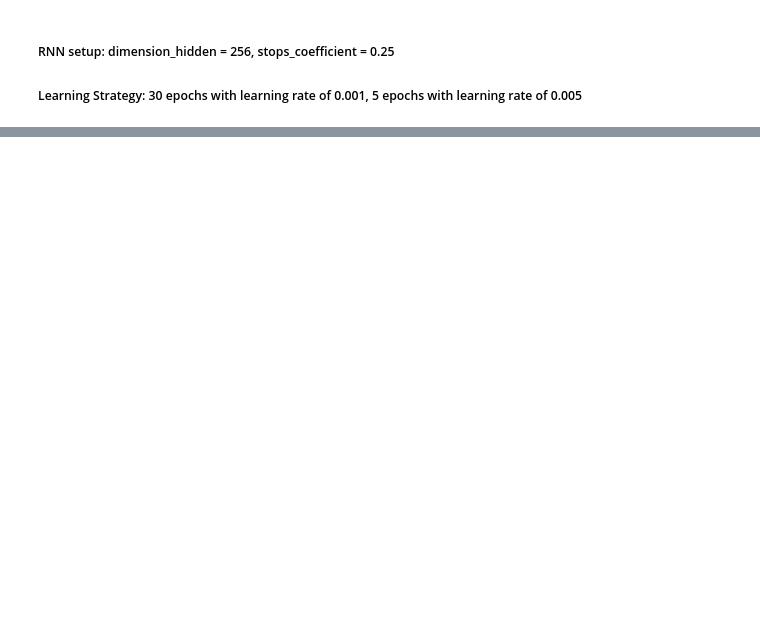
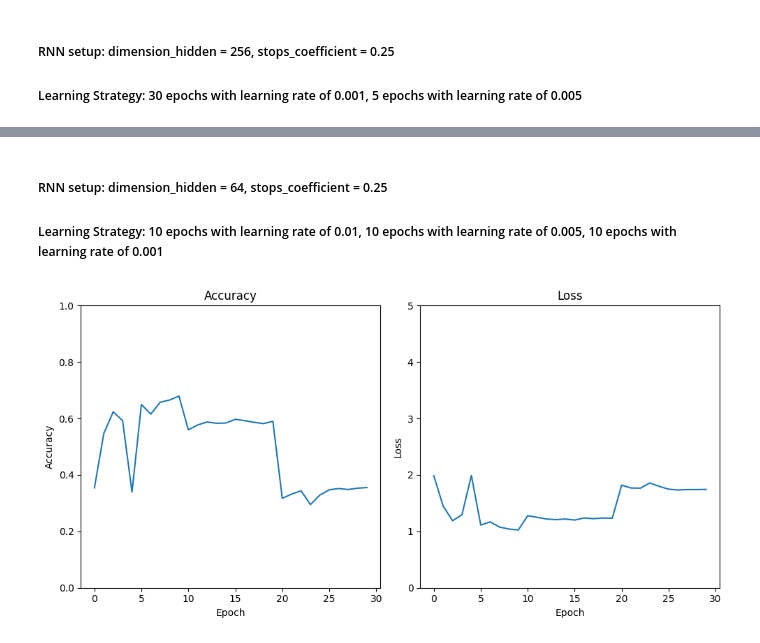
Before and after one commit to tayadj/RNN-BM25-Search-Engine, a Jupyter notebook: research.ipynb, the cells around one changed output, grey strips where cells are left out. Drawn from its saved outputs; the diff is of its cells as text; code cells hidden in the pictures; blank space fills up the shorter version.

```diff
--- a/research.ipynb
+++ b/research.ipynb
@@ -85,0 +120,26 @@ plt.show()
+# %% [markdown]
+##### RNN setup: dimension_hidden = 64, stops_coefficient = 0.25
+##### Learning Strategy: 10 epochs with learning rate of 0.01, 10 epochs with learning rate of 0.005, 10 epochs with learning rate of 0.001
+# %%
+epoch = range(30)
+loss = [1.984, 1.446, 1.189, 1.296, 1.991, 1.112, 1.168, 1.077, 1.042, 1.025, 1.278, 1.25, 1.219, 1.208, 1.219, 1.201, 1.238, 1.225, 1.237, 1.233, 1.818, 1.769, 1.766, 1.857, 1.798, 1.748, 1.734, 1.741, 1.741, 1.743]
+accuracy = [0.35424, 0.54704, 0.62369, 0.59233, 0.33914, 0.64925, 0.61556, 0.65738, 0.66551, 0.67944, 0.55981, 0.57724, 0.58769, 0.58304, 0.5842, 0.59698, 0.59233, 0.58653, 0.58188, 0.59001, 0.31707, 0.33217, 0.34379, 0.29501, 0.32869, 0.34727, 0.35192, 0.34843, 0.35308, 0.3554]
+
+fig, (ax1, ax2) = plt.subplots(1, 2, figsize=(10, 5))
+
+ax1.plot(epoch, accuracy)
+ax1.set_title('Accuracy')
+ax1.set_xlabel('Epoch')
+ax1.set_ylabel('Accuracy')
+ax1.set_ylim(top = 1, bottom = 0)
+
+ax2.plot(epoch, loss)
+ax2.set_title('Loss')
+ax2.set_xlabel('Epoch')
+ax2.set_ylabel('Loss')
+ax2.set_ylim(top = 5, bottom = 0)
+
+plt.tight_layout()
+plt.show()
+# %% [output]
+[figure, added]
```
Also changed, not shown: parts of 9 cells of this notebook, 2 other files.
